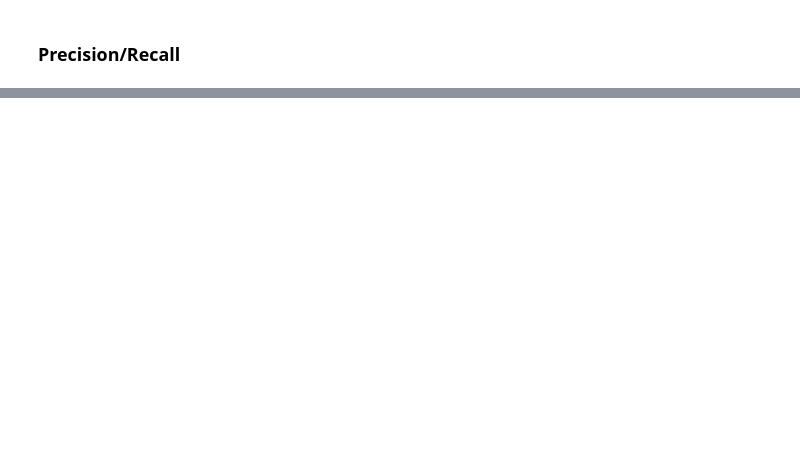
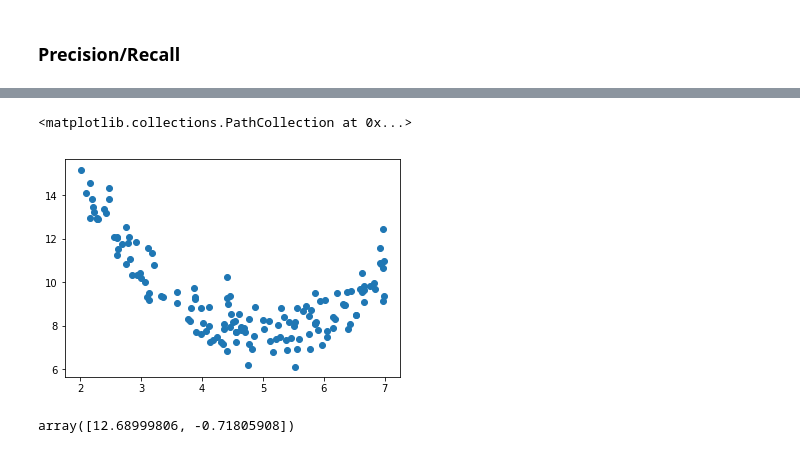
Before and after one commit to sivico26/ML-biocomp, a Jupyter notebook: notebooks/lectures/lect2-training-models.ipynb, the cells around one changed output, grey strips where cells are left out. Drawn from its saved outputs; the diff is of its cells as text; code cells hidden in the pictures; blank space fills up the shorter version.

```diff
--- a/notebooks/lectures/lect2-training-models.ipynb
+++ b/notebooks/lectures/lect2-training-models.ipynb
@@ -123,0 +234,13 @@ array([0.8975 , 0.9022 , 0.90415])
+# %%
+plt.scatter(df.iloc[:,0], df.iloc[:,1])
+# %% [output]
+<matplotlib.collections.PathCollection at 0x...>
+[figure, added]
+# %%
+X = np.c_[np.ones(df.shape[0]), df.values[:,0]]
+y = df.values[:,1]
+
+th_best = np.linalg.inv(X.T @ X) @ X.T @ y
+th_best
+# %% [output]
+array([12.68999806, -0.71805908])
```
Also changed, not shown: parts of 44 cells of this notebook, 3 other files.
